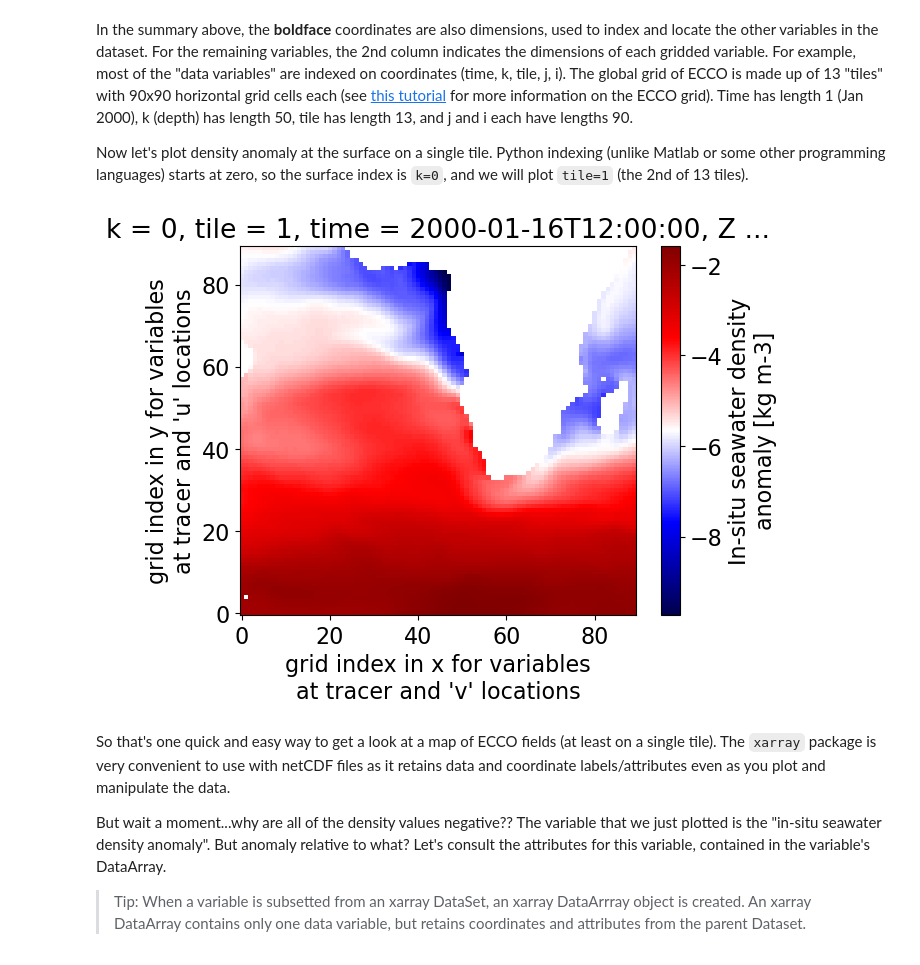
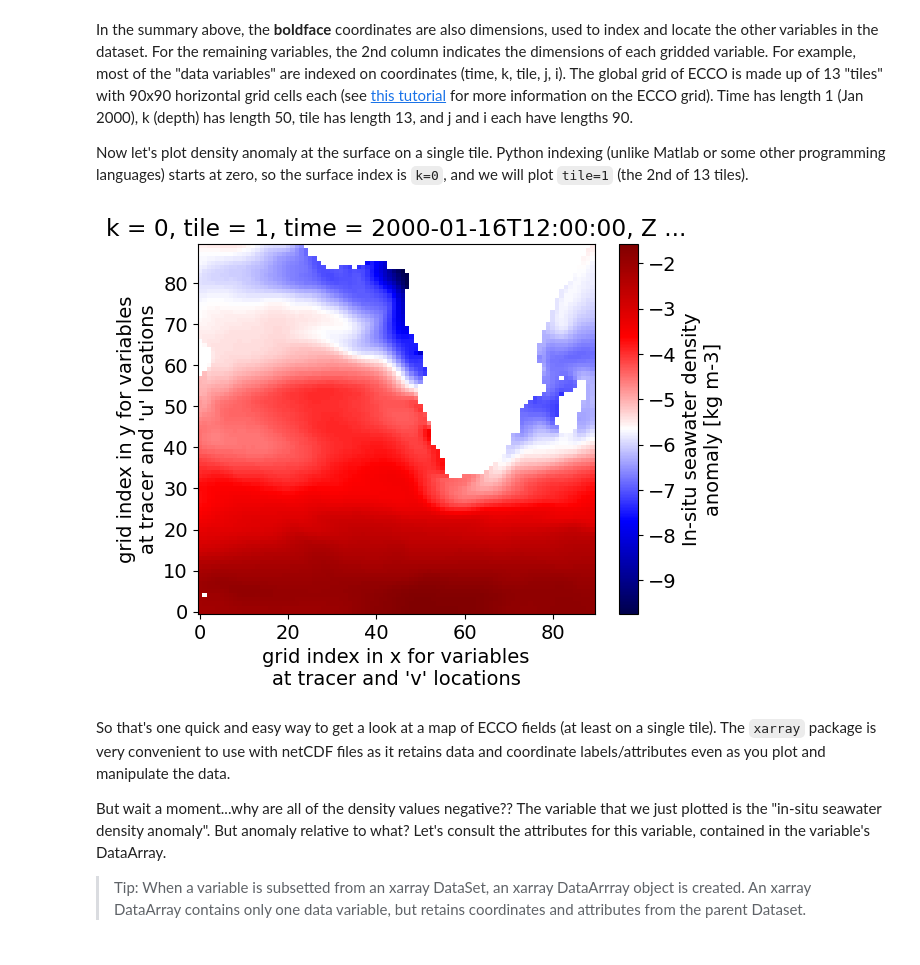
Before and after one commit to ECCO-GROUP/ECCO-v4-Python-Tutorial, a Jupyter notebook: Intro_to_PO_Tutorials/Geostrophic_balance.ipynb, the cells around one changed output. Cells and saved outputs as stored; diff of their text form; code cells hidden in the pictures.

Commit message:
formatting edits to geostrophic balance tutorial

````diff
--- a/Intro_to_PO_Tutorials/Geostrophic_balance.ipynb
+++ b/Intro_to_PO_Tutorials/Geostrophic_balance.ipynb
@@ -250,11 +251,11 @@ Now let's plot density anomaly at the surface on a single tile. Python indexing
 # %%
 densanom = ds_denspress_mo.RHOAnoma
 densanom_surf = densanom.isel(k=0)
 
-plt.rcParams["font.size"] = 16    # set default font size for plots in this tutorial
+plt.rcParams["font.size"] = 14    # set default font size for plots in this tutorial
 densanom_surf_plot = (densanom_surf.isel(tile=1)).plot(cmap='seismic')
 # %% [output]
-[figure, old version]
+[figure, new version]
 # %% [markdown]
 So that's one quick and easy way to get a look at a map of ECCO fields (at least on a single tile). The ```xarray``` package is very convenient to use with netCDF files as it retains data and coordinate labels/attributes even as you plot and manipulate the data.
 
````
Also changed, not shown: parts of 21 cells of this notebook.
